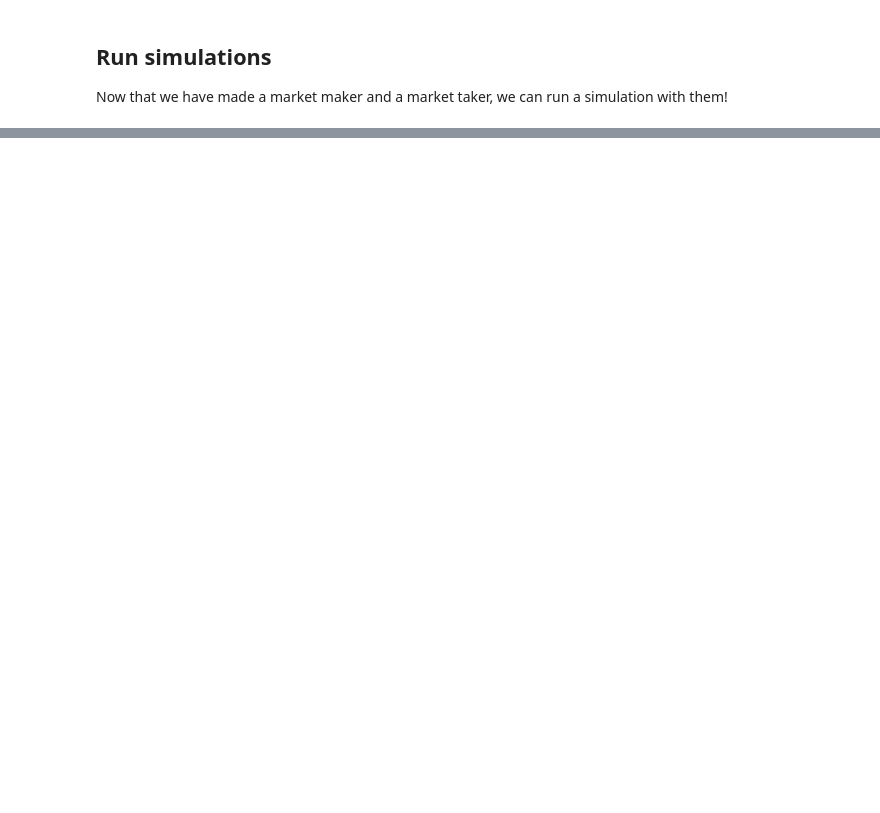
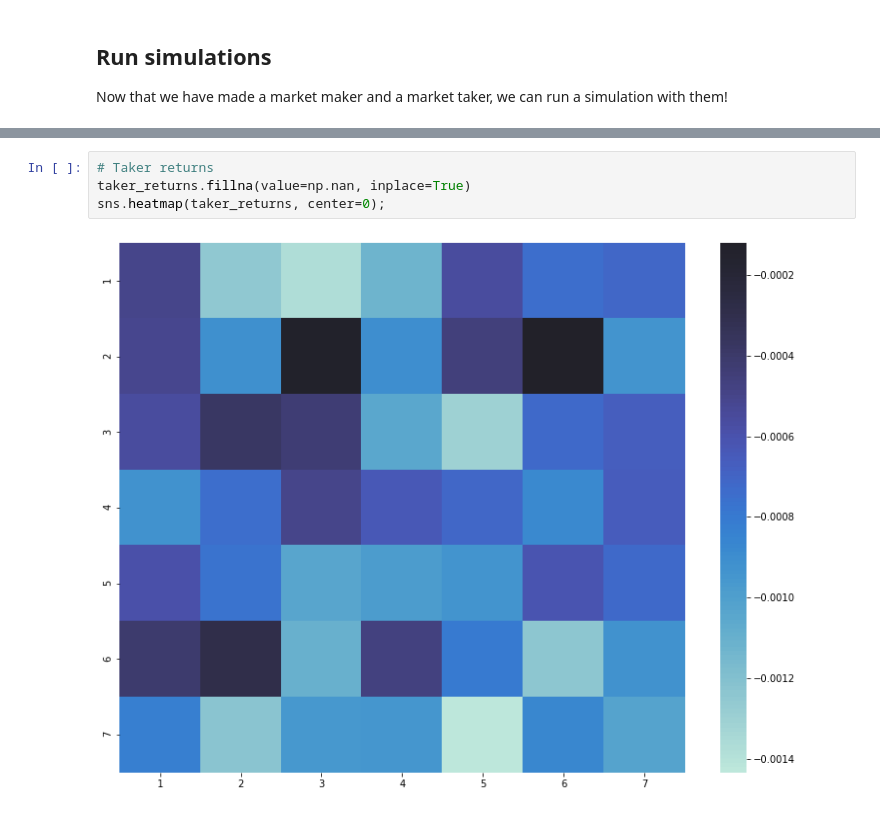
Before and after one commit to maxholloway/agent-exchange, a Jupyter notebook: examples/stock_exchange_v1/stock_exchange_v1.ipynb, the cells around one changed output, grey strips where cells are left out. Drawn from its saved outputs; the diff is of its cells as text; blank space fills up the shorter version.

```diff
--- a/examples/stock_exchange_v1/stock_exchange_v1.ipynb
+++ b/examples/stock_exchange_v1/stock_exchange_v1.ipynb
@@ -158,0 +226,6 @@ Interesting! It looks like most of our agents increase *some*, while a smaller n
+# %%
+# Taker returns
+taker_returns.fillna(value=np.nan, inplace=True)
+sns.heatmap(taker_returns, center=0);
+# %% [output]
+[figure, added]
```
Also changed, not shown: parts of 20 cells of this notebook, 2 other files.
